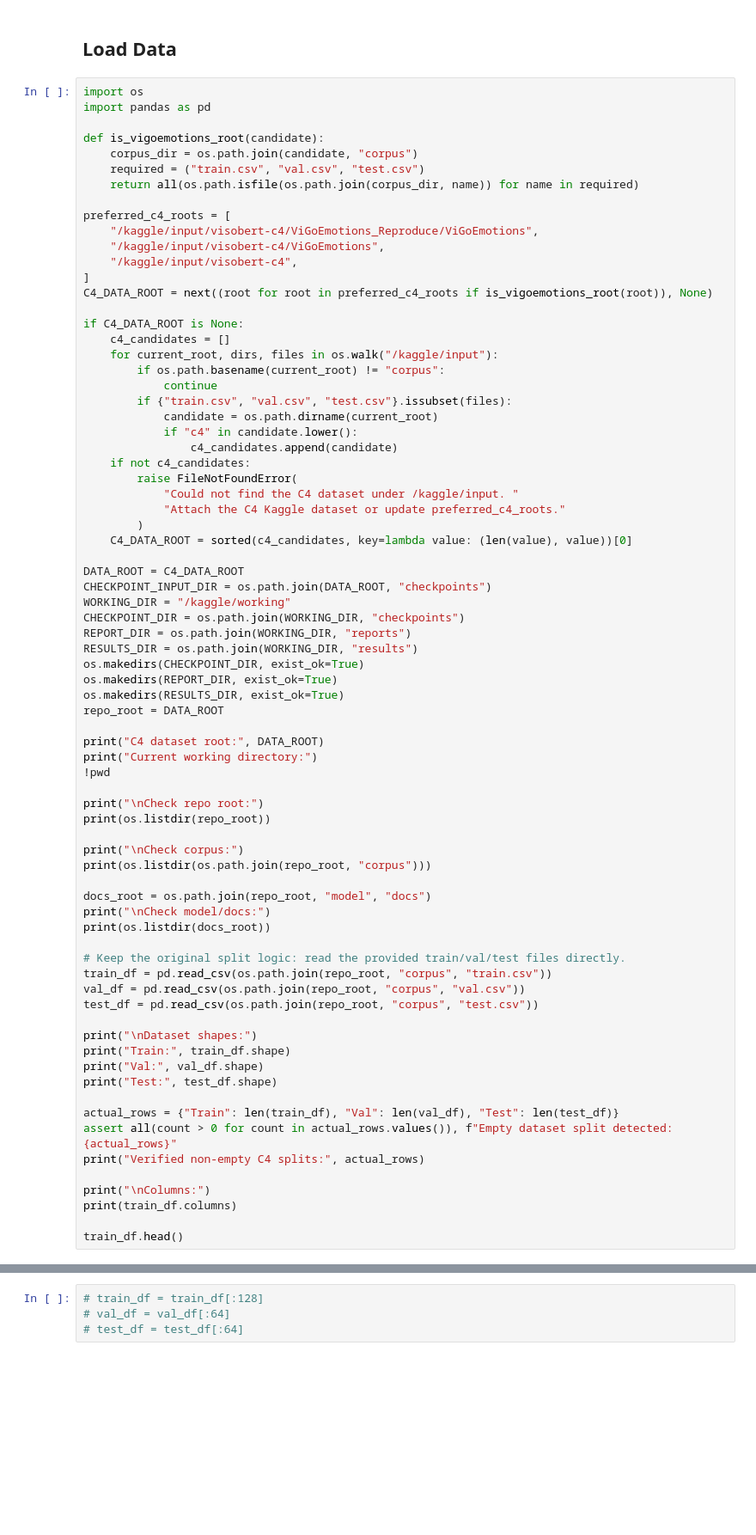
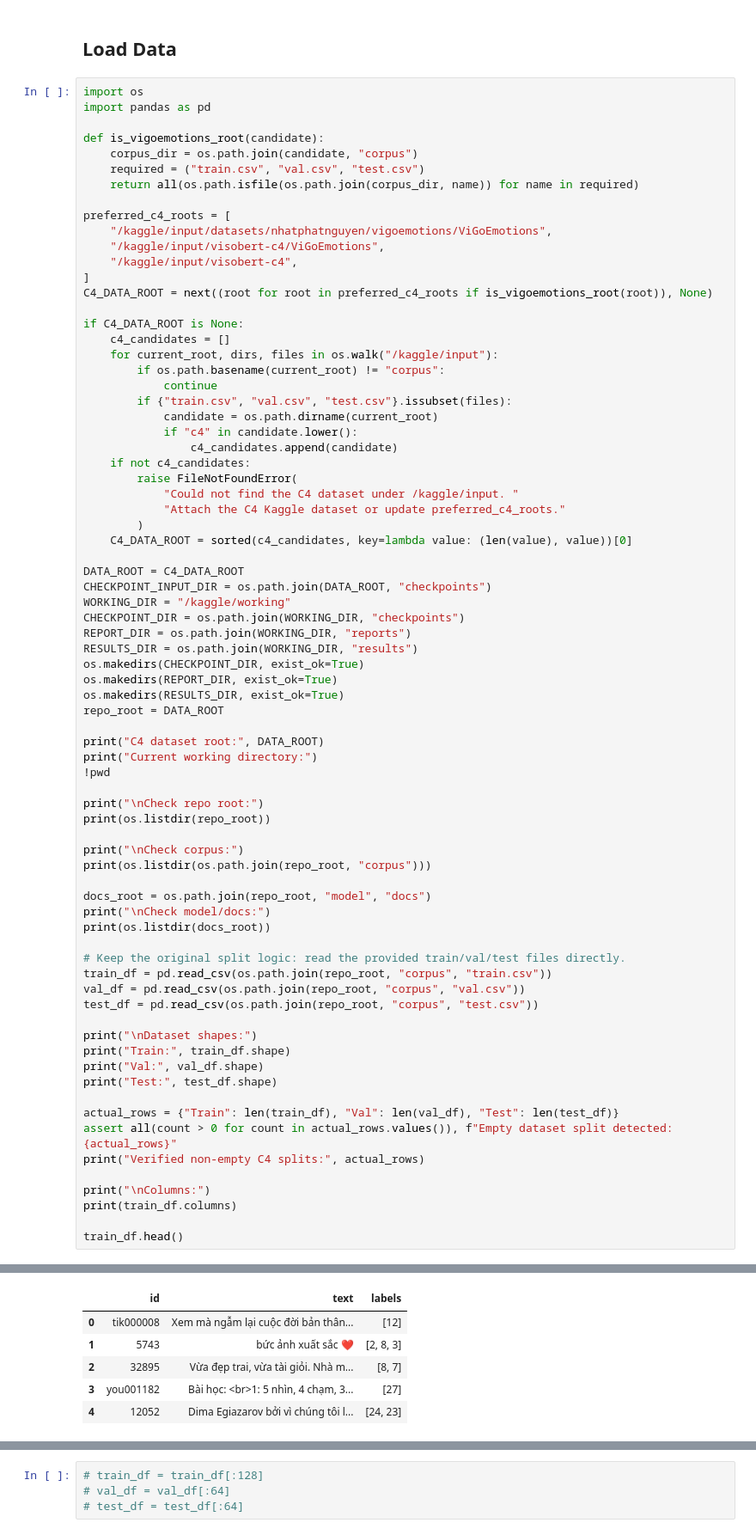
Before and after one commit to FlynnBui399/vietnamese-emoji-emotion-recognition, a Jupyter notebook: models/ViSoBERT_C4 - Kaggle.ipynb, the cells around one changed output, grey strips where cells are left out. Shown at 86% size. Cells and saved outputs as stored; diff of their text form; blank space fills up the shorter version.

```diff
--- a/models/ViSoBERT_C4 - Kaggle.ipynb
+++ b/models/ViSoBERT_C4 - Kaggle.ipynb
@@ -127,7 +127,7 @@ def is_vigoemotions_root(candidate):
     return all(os.path.isfile(os.path.join(corpus_dir, name)) for name in required)
 
 preferred_c4_roots = [
-    "/kaggle/input/visobert-c4/ViGoEmotions_Reproduce/ViGoEmotions",
+    "/kaggle/input/datasets/nhatphatnguyen/vigoemotions/ViGoEmotions",
     "/kaggle/input/visobert-c4/ViGoEmotions",
     "/kaggle/input/visobert-c4",
 ]
@@ -192,3 +192,4 @@ print("\nColumns:")
 print(train_df.columns)
 
 train_df.head()
+# %% [output]
@@ -195,3 +213,9 @@ train_df.head()
+|  | id | text | labels |
+| 0 | tik000008 | Xem mà ngẫm lại cuộc đời bản thân... | [12] |
+| 1 | 5743 | bức ảnh xuất sắc ❤️ | [2, 8, 3] |
+| 2 | 32895 | Vừa đẹp trai, vừa tài giỏi. Nhà m... | [8, 7] |
+| 3 | you001182 | Bài học: <br>1: 5 nhìn, 4 chạm, 3... | [27] |
+| 4 | 12052 | Dima Egiazarov bởi vì chúng tôi l... | [24, 23] |
 # %%
 import emoji
 from gensim.models import KeyedVectors
```
Also changed, not shown: parts of 15 cells of this notebook.
